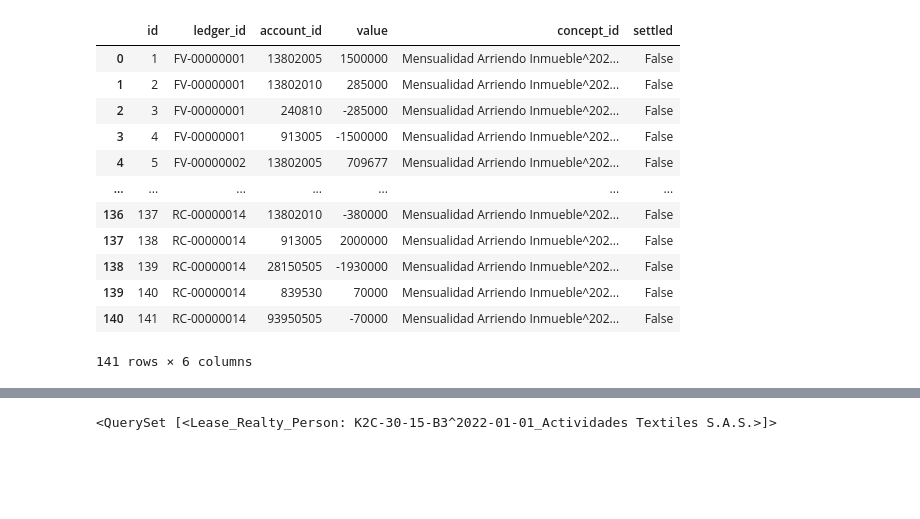
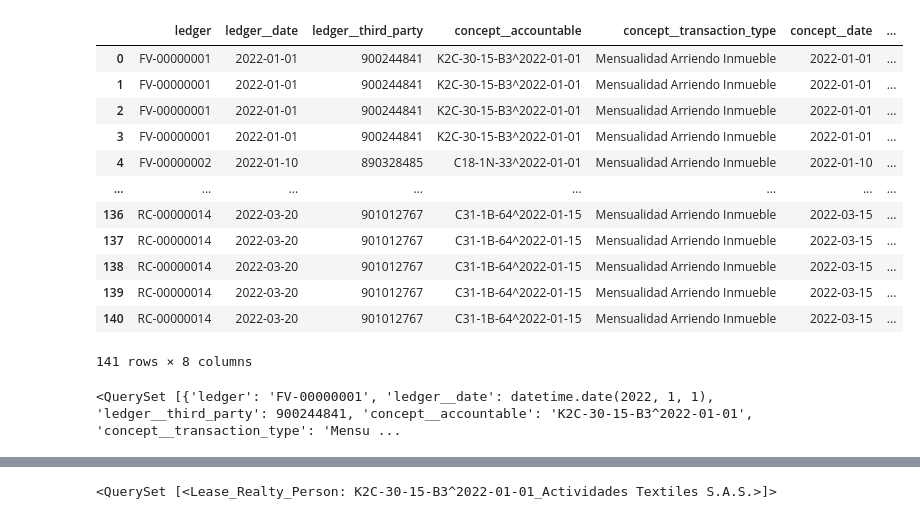
Before and after one commit to lcorkidi/adin_2022, a Jupyter notebook: scripts/Test.ipynb, the cells around one changed output, grey strips where cells are left out. Saved outputs shown, nothing was run; the diff lists cells and outputs as text; code cells hidden in the pictures; blank space fills up the shorter version.

Commit message:
Charge Report View alpha

```diff
--- a/scripts/Test.ipynb
+++ b/scripts/Test.ipynb
@@ -6,19 +8,24 @@ import pandas as pd
 jpath = os.path.join
 BASE_DIR = st.BASE_DIR
 # %%
-df = pd.DataFrame(Charge.objects.all().values()).drop(['state_change_user_id', 'state_change_date', 'state'], axis=1)
-df
+charges = pd.DataFrame(Charge.objects.values('ledger', 'ledger__date', 'ledger__third_party', 'concept__accountable', 'concept__transaction_type', 'concept__date', 'account', 'value'))
+charges
 # %% [output]
-|  | id | ledger_id | account_id | value | concept_id | settled |
-| 0 | 1 | FV-00000001 | 13802005 | 1500000 | Mensualidad Arriendo Inmueble^202... | False |
-| 1 | 2 | FV-00000001 | 13802010 | 285000 | Mensualidad Arriendo Inmueble^202... | False |
-| 2 | 3 | FV-00000001 | 240810 | -285000 | Mensualidad Arriendo Inmueble^202... | False |
-| 3 | 4 | FV-00000001 | 913005 | -1500000 | Mensualidad Arriendo Inmueble^202... | False |
-| 4 | 5 | FV-00000002 | 13802005 | 709677 | Mensualidad Arriendo Inmueble^202... | False |
-| ... | ... | ... | ... | ... | ... | ... |
-| 136 | 137 | RC-00000014 | 13802010 | -380000 | Mensualidad Arriendo Inmueble^202... | False |
-| 137 | 138 | RC-00000014 | 913005 | 2000000 | Mensualidad Arriendo Inmueble^202... | False |
-| 138 | 139 | RC-00000014 | 28150505 | -1930000 | Mensualidad Arriendo Inmueble^202... | False |
-| 139 | 140 | RC-00000014 | 839530 | 70000 | Mensualidad Arriendo Inmueble^202... | False |
-| 140 | 141 | RC-00000014 | 93950505 | -70000 | Mensualidad Arriendo Inmueble^202... | False |
+|  | ledger | ledger__date | ledger__third_party | concept__accountable | concept__transaction_type | concept__date | ... |
+| 0 | FV-00000001 | 2022-01-01 | 900244841 | K2C-30-15-B3^2022-01-01 | Mensualidad Arriendo Inmueble | 2022-01-01 | ... |
+| 1 | FV-00000001 | 2022-01-01 | 900244841 | K2C-30-15-B3^2022-01-01 | Mensualidad Arriendo Inmueble | 2022-01-01 | ... |
+| 2 | FV-00000001 | 2022-01-01 | 900244841 | K2C-30-15-B3^2022-01-01 | Mensualidad Arriendo Inmueble | 2022-01-01 | ... |
+| 3 | FV-00000001 | 2022-01-01 | 900244841 | K2C-30-15-B3^2022-01-01 | Mensualidad Arriendo Inmueble | 2022-01-01 | ... |
+| 4 | FV-00000002 | 2022-01-10 | 890328485 | C18-1N-33^2022-01-01 | Mensualidad Arriendo Inmueble | 2022-01-10 | ... |
+| ... | ... | ... | ... | ... | ... | ... | ... |
+| 136 | RC-00000014 | 2022-03-20 | 901012767 | C31-1B-64^2022-01-15 | Mensualidad Arriendo Inmueble | 2022-03-15 | ... |
+| 137 | RC-00000014 | 2022-03-20 | 901012767 | C31-1B-64^2022-01-15 | Mensualidad Arriendo Inmueble | 2022-03-15 | ... |
+| 138 | RC-00000014 | 2022-03-20 | 901012767 | C31-1B-64^2022-01-15 | Mensualidad Arriendo Inmueble | 2022-03-15 | ... |
+| 139 | RC-00000014 | 2022-03-20 | 901012767 | C31-1B-64^2022-01-15 | Mensualidad Arriendo Inmueble | 2022-03-15 | ... |
+| 140 | RC-00000014 | 2022-03-20 | 901012767 | C31-1B-64^2022-01-15 | Mensualidad Arriendo Inmueble | 2022-03-15 | ... |
-141 rows × 6 columns
+141 rows × 8 columns
+# %%
+charges2 = Charge.objects.values('ledger', 'ledger__date', 'ledger__third_party', 'concept__accountable', 'concept__transaction_type', 'concept__date', 'account', 'value')
+charges2
+# %% [output]
+<QuerySet [{'ledger': 'FV-00000001', 'ledger__date': datetime.date(2022, 1, 1), 'ledger__third_party': 900244841, 'concept__accountable': 'K2C-30-15-B3^2022-01-01', 'concept__transaction_type': 'Mensu ...
```
Also changed, not shown: parts of 6 cells of this notebook, 8 other files.
